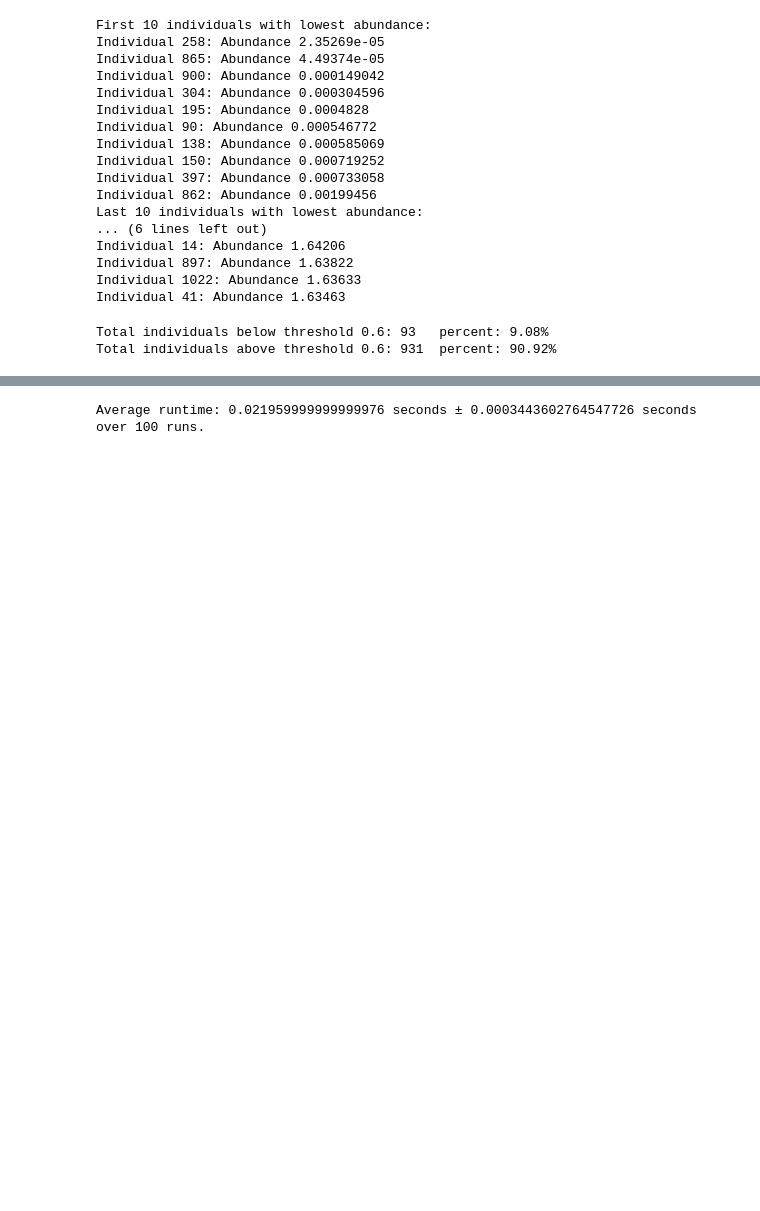
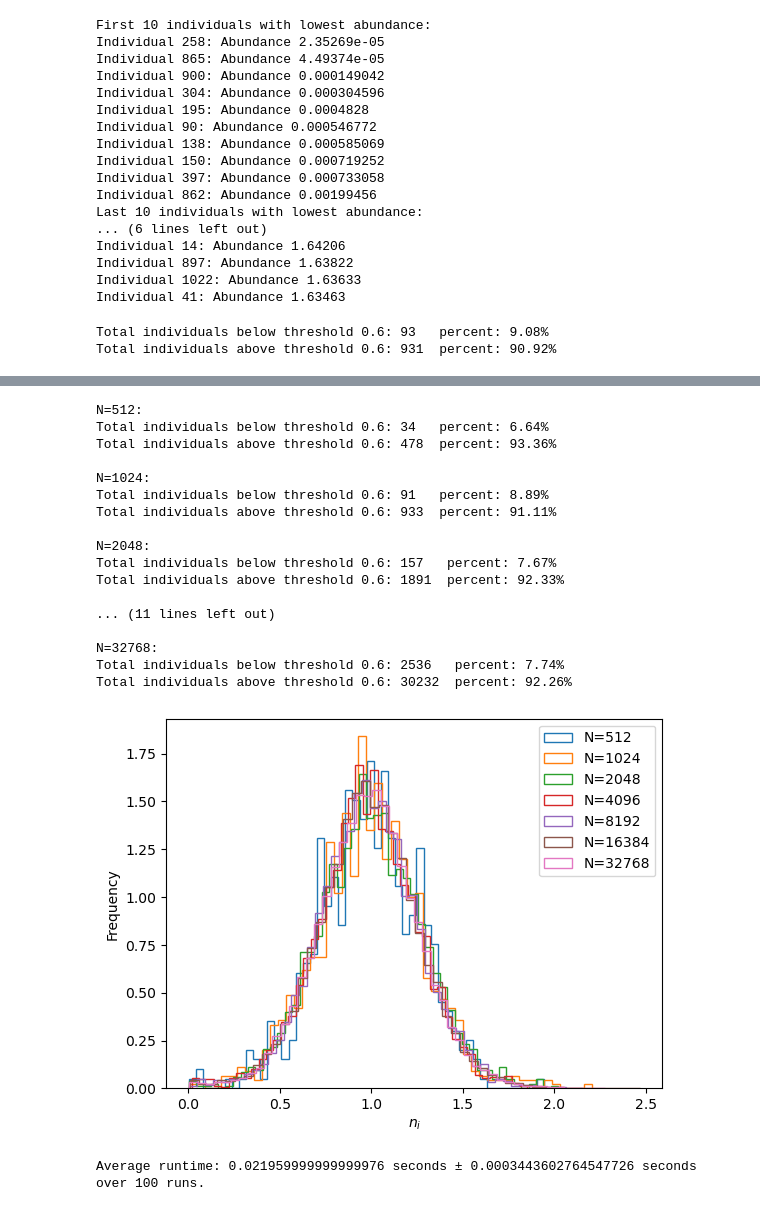
Before and after one commit to d4v1d-cub/Ecology, a Jupyter notebook: processing_data/IBMF/process_IBMF_one_graph.ipynb, the cells around one changed output, grey strips where cells are left out. Cells and saved outputs as stored; diff of their text form; code cells hidden in the pictures; blank space fills up the shorter version.

```diff
--- a/processing_data/IBMF/process_IBMF_one_graph.ipynb
+++ b/processing_data/IBMF/process_IBMF_one_graph.ipynb
@@ -97,3 +142,36 @@ Total individuals above threshold 0.1: 991  percent: 96.78%
+# %%
+thr = 0.6
+N_list = [512, 1024, 2048, 4096, 8192, 16384, 32768]
+abundances_SIM_list = []
+for N in N_list:
+    path_in = f"/media/david/Seagate Expansion Drive/Salva/Salva_Data_Investigacion/Grupo_de_investigacion/Ecology/Langevin/Results/One_graph/Several_N/epsilon_0.000_Partially_AsymGauss_lambda_1e-06_h_0.01/N_{N}_c_3.00/Equilibrium_Points/"
+    filename = 'Lotka-Volterra_mu_0.000_sigma_0.150_T_0.015_Extraction_1_Measure_1_Equilibrium_Points.txt'
+    abundances_SIM = read_SIM_data(path_in, filename)
+    abundances_SIM_list.append(abundances_SIM)
+    print(f"N={N}:")
+    individual_abundances_below_thr(abundances_SIM, thr)
+    print()
+
+plot_several_histogram_individual_abundances(abundances_SIM_list, N_list, n_bins=50)
+# %% [output]
+N=512:
+Total individuals below threshold 0.6: 34   percent: 6.64%
+Total individuals above threshold 0.6: 478  percent: 93.36%
+
+N=1024:
+Total individuals below threshold 0.6: 91   percent: 8.89%
+Total individuals above threshold 0.6: 933  percent: 91.11%
+
+N=2048:
+Total individuals below threshold 0.6: 157   percent: 7.67%
+Total individuals above threshold 0.6: 1891  percent: 92.33%
+
+... (11 lines left out)
+
+N=32768:
+Total individuals below threshold 0.6: 2536   percent: 7.74%
+Total individuals above threshold 0.6: 30232  percent: 92.26%
+[figure, added]
 # %%
 filename = 'IBMF_seq_Graph_Extraction_1_Interaction_Matrix_David_Lotka_Volterra_T_0.015_lambda_1e-6_0.500_dn_0.500_ninitcond_100_tol_1e-6_maxiter_10000_damping_1.0_nseq_1.txt'
 get_avg_runtime(path_in, filename)
```
Also changed, not shown: parts of 4 cells of this notebook.
